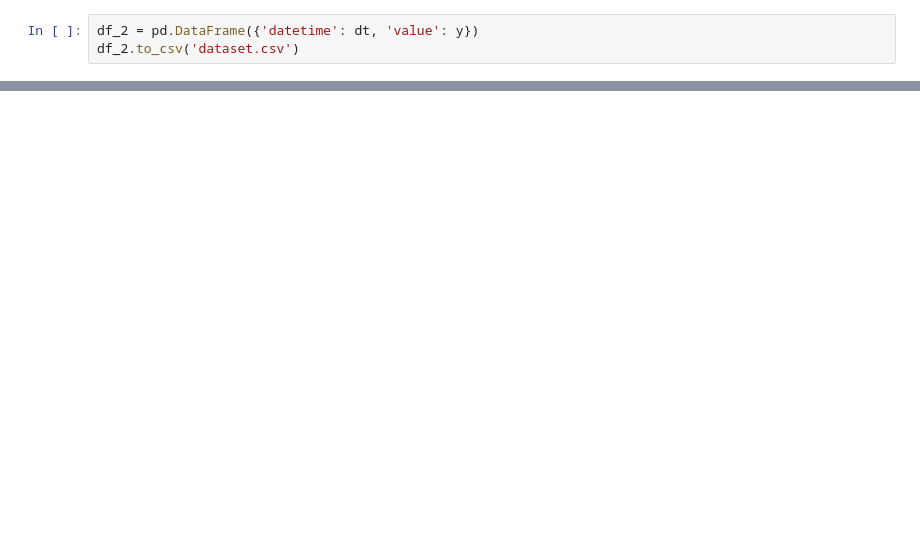
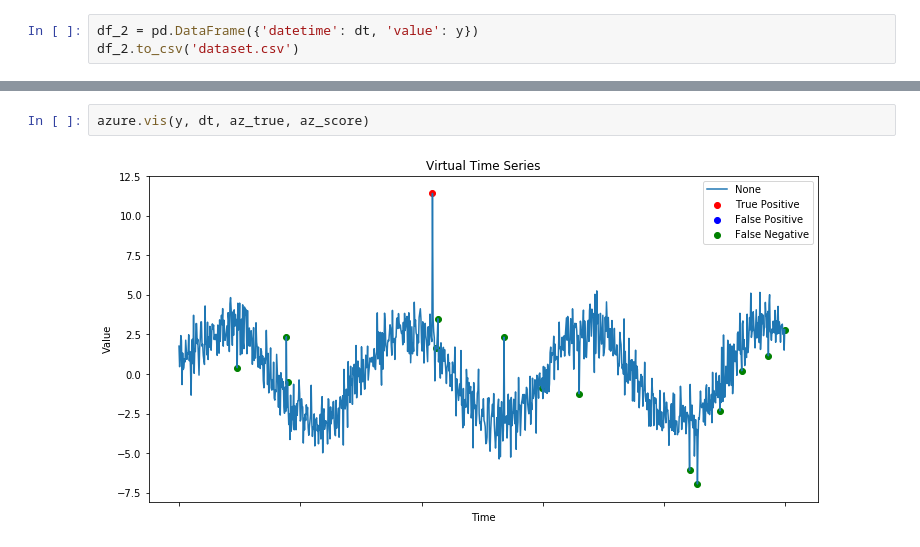
Before and after one commit to luvforsamoyed/AI-API-optimizer, a Jupyter notebook: overall_guide.ipynb, the cells around one changed output, grey strips where cells are left out. Drawn from its saved outputs; the diff is of its cells as text; blank space fills up the shorter version.

```diff
--- a/overall_guide.ipynb
+++ b/overall_guide.ipynb
@@ -54,3 +119,7 @@ F1 score for Azure is: 0.827586
+# %%
+azure.vis(y, dt, az_true, az_score)
+# %% [output]
+[figure, added]
 # %%
 aws_rs = aws.inference(y, dt)
 aws_f1 = aws.f1_metrics(abn_pt, y, dt, aws_rs)
```
Also changed, not shown: parts of 15 cells of this notebook.
